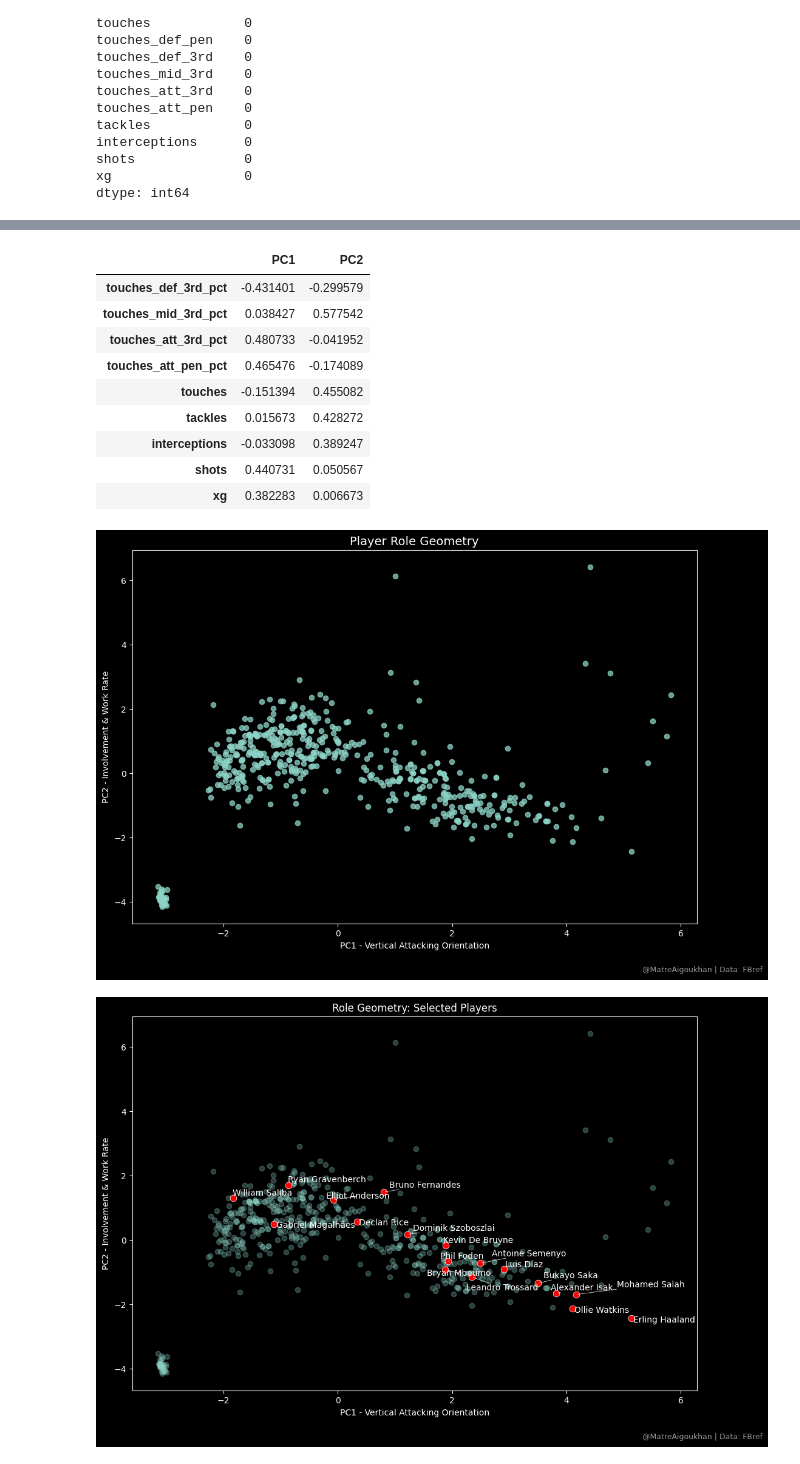
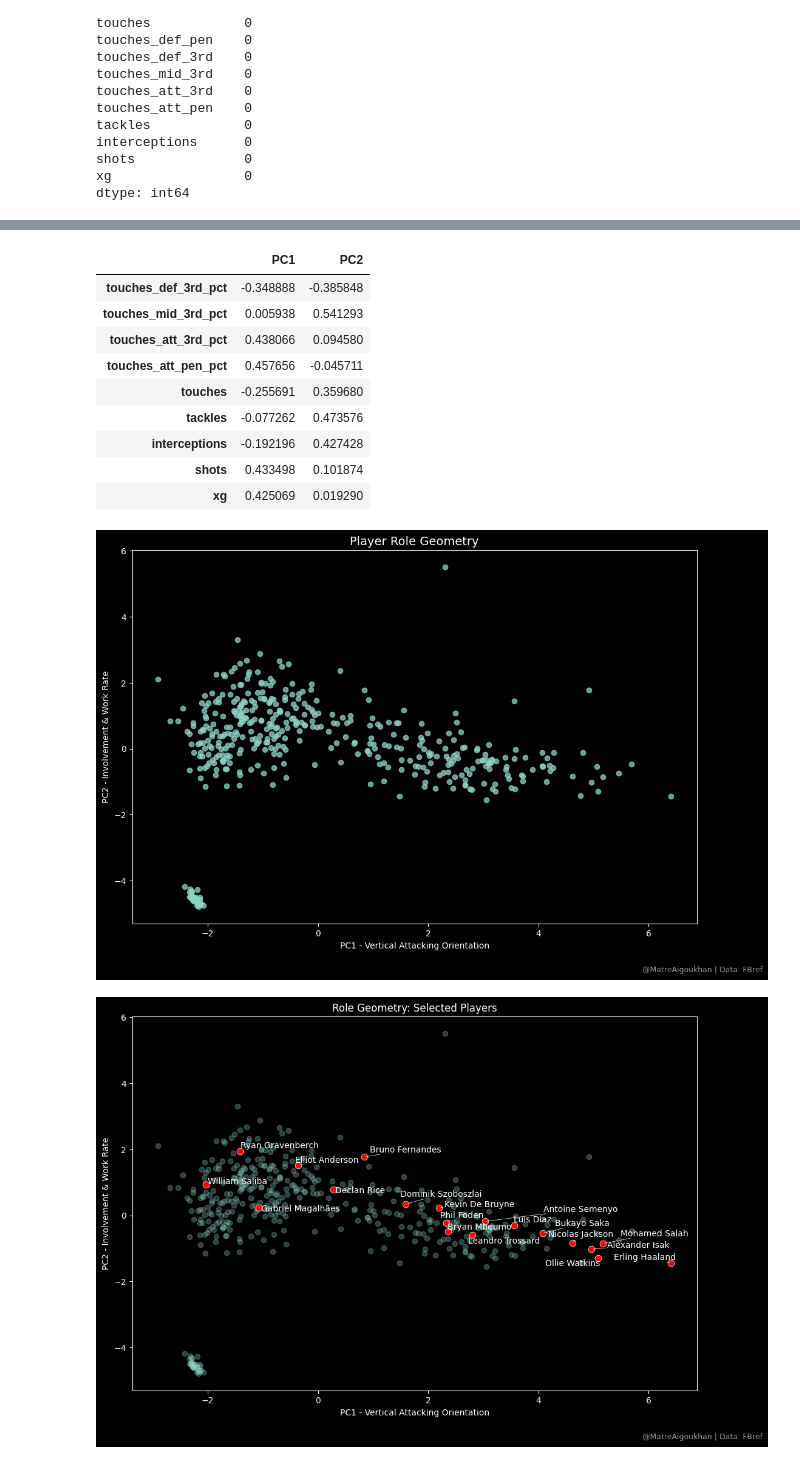
Before and after one commit to Matre5/player-role-profiler, a Jupyter notebook: notebooks/01_player_role_geometry.ipynb, the cells around one changed output, grey strips where cells are left out. Drawn from its saved outputs; the diff is of its cells as text; code cells hidden in the pictures.

```diff
--- a/notebooks/01_player_role_geometry.ipynb
+++ b/notebooks/01_player_role_geometry.ipynb
@@ -169,6 +169,21 @@ df = (
         how="inner"
     )
 )
+# %%
+df = df.groupby("player", as_index=False).agg({
+    'team': 'first',       # keeps the team name
+    'minutes': 'mean',
+    'touches': 'mean',
+    'touches_def_pen': 'mean',
+    'touches_def_3rd': 'mean',
+    'touches_mid_3rd': 'mean',
+    'touches_att_3rd': 'mean',
+    'touches_att_pen': 'mean',
+    'tackles': 'mean',
+    'interceptions': 'mean',
+    'shots': 'mean',
+    'xg': 'mean'
+})
 # %%
 df.shape
 # %% [output]
@@ -326,15 +341,15 @@ pd.DataFrame(
 )
 # %% [output]
 |  | PC1 | PC2 |
-| touches_def_3rd_pct | -0.431401 | -0.299579 |
-| touches_mid_3rd_pct | 0.038427 | 0.577542 |
-| touches_att_3rd_pct | 0.480733 | -0.041952 |
-| touches_att_pen_pct | 0.465476 | -0.174089 |
-| touches | -0.151394 | 0.455082 |
-| tackles | 0.015673 | 0.428272 |
-| interceptions | -0.033098 | 0.389247 |
-| shots | 0.440731 | 0.050567 |
-| xg | 0.382283 | 0.006673 |
+| touches_def_3rd_pct | -0.348888 | -0.385848 |
+| touches_mid_3rd_pct | 0.005938 | 0.541293 |
+| touches_att_3rd_pct | 0.438066 | 0.094580 |
+| touches_att_pen_pct | 0.457656 | -0.045711 |
+| touches | -0.255691 | 0.359680 |
+| tackles | -0.077262 | 0.473576 |
+| interceptions | -0.192196 | 0.427428 |
+| shots | 0.433498 | 0.101874 |
+| xg | 0.425069 | 0.019290 |
 # %%
 import matplotlib.pyplot as plt
 from adjustText import adjust_text
@@ -358,12 +373,12 @@ fig.text(
 plt.savefig("../visuals/pc1_vs_pc2", dpi=300, bbox_inches="tight")
 plt.show()
 # %% [output]
-[figure, old version]
+[figure, new version]
 # %%
 highlight = [
     "Erling Haaland", "Kevin De Bruyne", "Bukayo Saka", "Leandro Trossard", "Bryan Mbeumo", "Ryan Gravenberch",
     "William Saliba", "Ollie Watkins","Alexander Isak", "Luis Díaz", "Kevin De Bruyne", "Phil Foden", "Dominik Szoboszlai",
-    "Mohamed Salah", "Gabriel Magalhães", "Bruno Fernandes","Antoine Semenyo", "Declan Rice", "Elliot Anderson"
+    "Mohamed Salah", "Gabriel Magalhães", "Bruno Fernandes","Antoine Semenyo", "Declan Rice", "Elliot Anderson", "Nicolas Jackson"
 ]
 
 subset = pca_df[pca_df["player"].isin(highlight)]
@@ -382,34 +397,34 @@ ax.scatter(
     c="red", s=60, edgecolors="white", linewidths=0.5
 )
 
 texts = []
 for _, row in subset.iterrows():
     texts.append(
         ax.text(row["PC1"], row["PC2"], row["player"], fontsize=10)
     )
 
 adjust_text(
     texts,
     only_move={'points':'y', 'texts':'y'},  # move vertically only to reduce collisions
     arrowprops=dict(arrowstyle="-", color='white', lw=0.5)  # optional arrows pointing to points
 )
 
 ax.set_xlabel("PC1 - Vertical Attacking Orientation")
 ax.set_ylabel("PC2 - Involvement & Work Rate")
 ax.set_title("Role Geometry: Selected Players")
 
 fig.text(
     0.99, 0.01,
     "@MatreAigoukhan | Data: FBref",
     ha="right",
     fontsize=9,
     alpha=0.6
 )
 
 plt.savefig("../visuals/role_geometry_selected_players.png", dpi=300, bbox_inches="tight")
 plt.show()
 # %% [output]
-[figure, old version]
+[figure, new version]
 # %%
 from sklearn.metrics.pairwise import cosine_similarity
 
```
Also changed, not shown: parts of 18 cells of this notebook, 2 other files.
